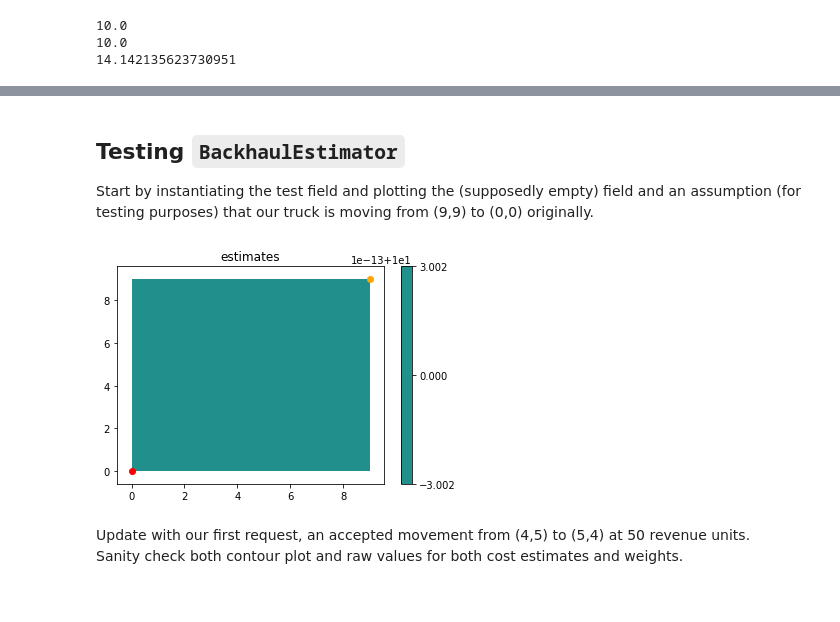
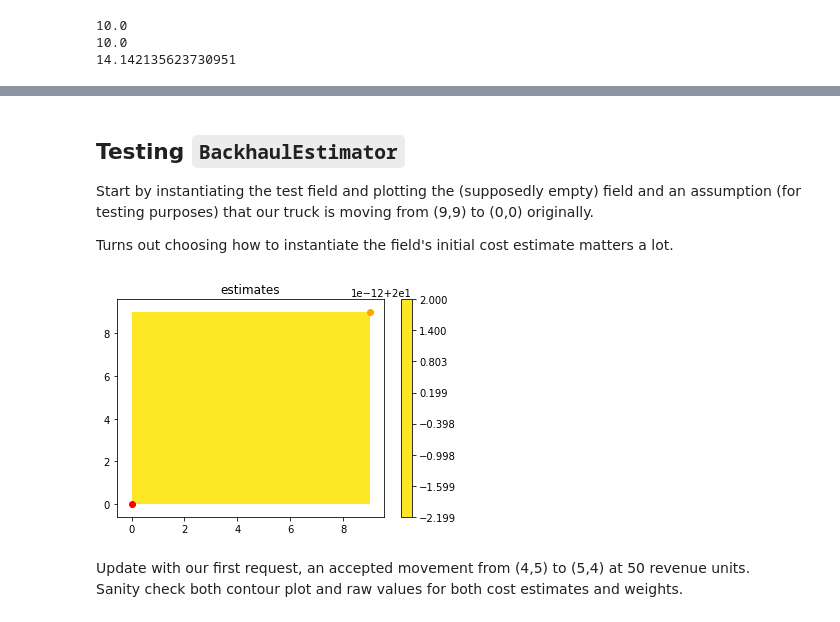
Before and after one commit to CarlinLiao/backhaul-estimator, a Jupyter notebook: testing.ipynb, the cells around one changed output, grey strips where cells are left out. Cells and saved outputs as stored; diff of their text form; code cells hidden in the pictures.

```diff
--- a/testing.ipynb
+++ b/testing.ipynb
@@ -125,25 +128,32 @@ class BackhaulEstimator:
         update estimated cost and weight at a specific index based on a resolved request's cost and acceptance status
         '''
         c_hat = self.field.cost_est[loc]
-        w = self.field.weights[loc]
 
-#         # calc alpha coeff to decay effect outside of inner area.
-#         # note d is normalized distance outside of inner circle from [0,1]
-#         alpha = d #(d*self.__b/cost)
+        # move estimate toward observed cost if it contains more information
+        if accepted or (cost > c_hat):
+            w = self.field.weights[loc]
 
-        # initial cost estimate based on mixing current cost estimate and new observed cost based on weight
-        # note weights are within [0,1]
-        cost_est = (w)*cost + (1-w)*c_hat
-        if d > 0: # decay influence of new observed cost outside of inner circle
-            cost_est = (1-d)*cost_est + d*c_hat
-        # this is equivalent to the following
-        # cost_est = (1-d)*(w)*cost + (1 - w + d*w)*c_hat
+    #         # calc alpha coeff to decay effect outside of inner area.
+    #         # note d is normalized distance outside of inner circle from [0,1]
+    #         alpha = d #(d*self.__b/cost)
 
-        # make current cost estimate stickier
-        if accepted:
-            weight = self.weight_fcn(self.field.weights[loc],d)
-        elif (cost > c_hat):
-            weight = self.weight_fcn_aggressive(self.field.weights[loc],d)
+
+            if accepted and (cost > c_hat): # this is expected behavior so we don't update the cost estimate
+                cost_est = c_hat
+            else:
+                # initial cost estimate based on mixing current cost estimate and new observed cost based on weight
+                # note weights are within [0,1]
+                cost_est = (w)*cost + (1-w)*c_hat
+                if d > 0: # decay influence of new observed cost outside of inner circle
+                    cost_est = (1-d)*cost_est + d*c_hat
+                # this is equivalent to the following
+                # cost_est = (1-d)*(w)*cost + (1 - w + d*w)*c_hat
+
+            # make updated cost estimate stickier than before
+            if accepted:
+                weight = self.weight_fcn(self.field.weights[loc],d)
+            elif (cost > c_hat):
+                weight = self.weight_fcn_aggressive(self.field.weights[loc],d)
 
             self.field.set_loc(loc, cost_est, weight)
 
@@ -223,6 +233,7 @@ class BackhaulEstimator:
         if est below range, return est
         if est above range, return range high
         '''
+        pass
 
         est = self.get_cost_est(loc1, loc2)
         rng = self.__get_rec_range(loc1, loc2)
@@ -235,21 +246,23 @@ class BackhaulEstimator:
 ## Testing `BackhaulEstimator`
 
 Start by instantiating the test field and plotting the (supposedly empty) field and an assumption (for testing purposes) that our truck is moving from (9,9) to (0,0) originally.
+
+Turns out choosing how to instantiate the field's initial cost estimate matters a lot.
 # %%
-testfield = Field2D(10,10)
+testfield = Field2D(10,10,20)
 be = BackhaulEstimator(testfield)
 
 # convenience function for plotting
 def plot_field(field, og, dt, estimates=True, vmin=0, vmax=100):
     a=plt.contourf(field.cost_est if estimates else field.weights, vmin=vmin, vmax=vmax)
     plt.colorbar(a)
     plt.scatter(og[0], og[1], color='orange')
     plt.scatter(dt[0], dt[1], color='red')
     plt.title('estimates' if estimates else 'weights')
     plt.show()
 plot_field(testfield, og=(9,9), dt=(0,0), vmin=0, vmax=20)
 # %% [output]
-[figure, old version]
+[figure, new version]
 # %% [markdown]
 Update with our first request, an accepted movement from (4,5) to (5,4) at 50 revenue units.
 Sanity check both contour plot and raw values for both cost estimates and weights.
```
Also changed, not shown: parts of 25 cells of this notebook.
